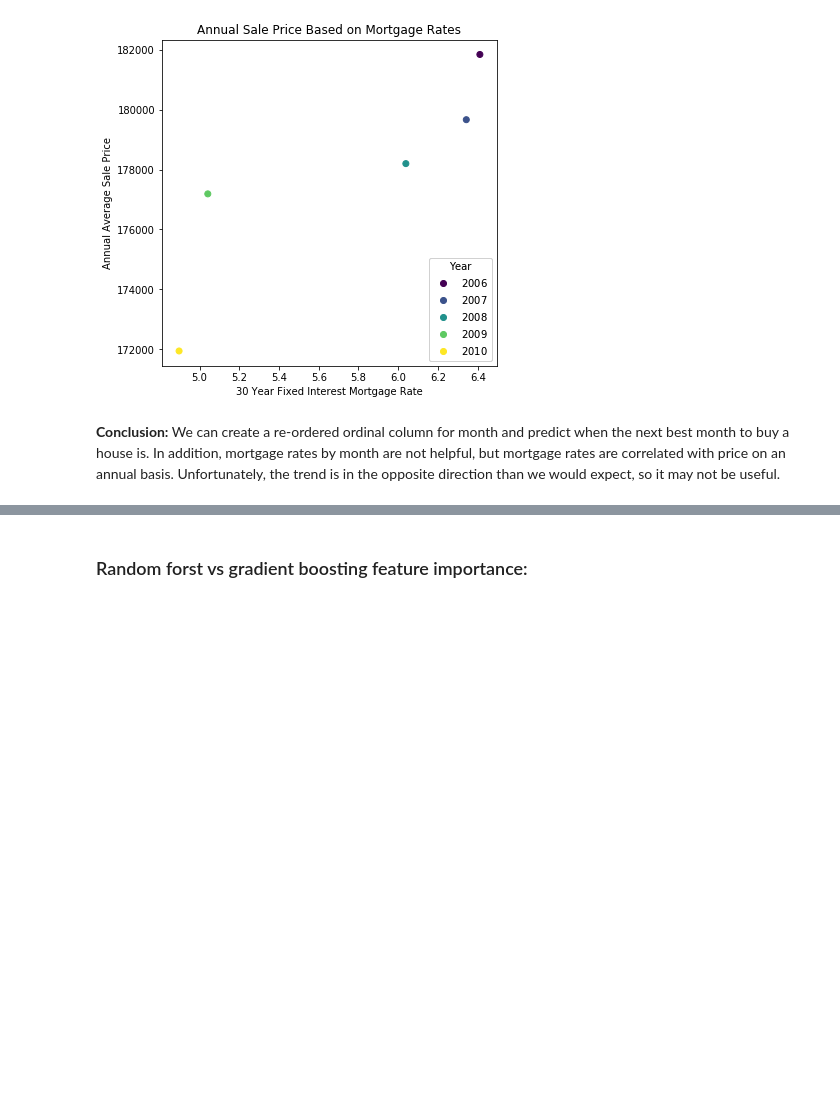
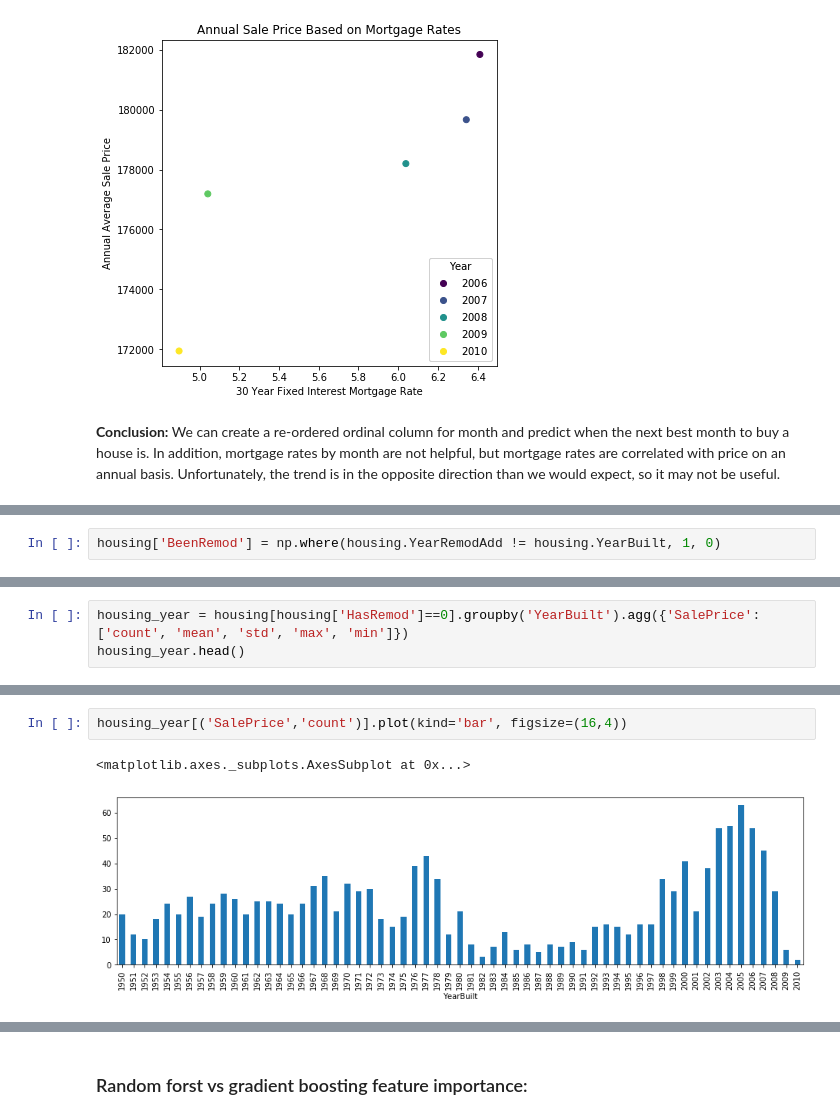
Before and after one commit to brandoncryu/ames_ml_project, a Jupyter notebook: EDA_Stephen.ipynb, the cells around one changed output, grey strips where cells are left out. Saved outputs shown, nothing was run; the diff lists cells and outputs as text; blank space fills up the shorter version.

```diff
--- a/EDA_Stephen.ipynb
+++ b/EDA_Stephen.ipynb
@@ -572,0 +612,2 @@ Text(0, 0.5, 'Annual Average Sale Price')
+# %%
+housing['BeenRemod'] = np.where(housing.YearRemodAdd != housing.YearBuilt, 1, 0)
@@ -572,0 +623,3 @@ Text(0, 0.5, 'Annual Average Sale Price')
+# %%
+housing_year = housing[housing['HasRemod']==0].groupby('YearBuilt').agg({'SalePrice':['count', 'mean', 'std', 'max', 'min']})
+housing_year.head()
@@ -572,0 +635,5 @@ Text(0, 0.5, 'Annual Average Sale Price')
+# %%
+housing_year[('SalePrice','count')].plot(kind='bar', figsize=(16,4))
+# %% [output]
+<matplotlib.axes._subplots.AxesSubplot at 0x...>
+[figure, added]
```
Also changed, not shown: parts of 22 cells of this notebook.
